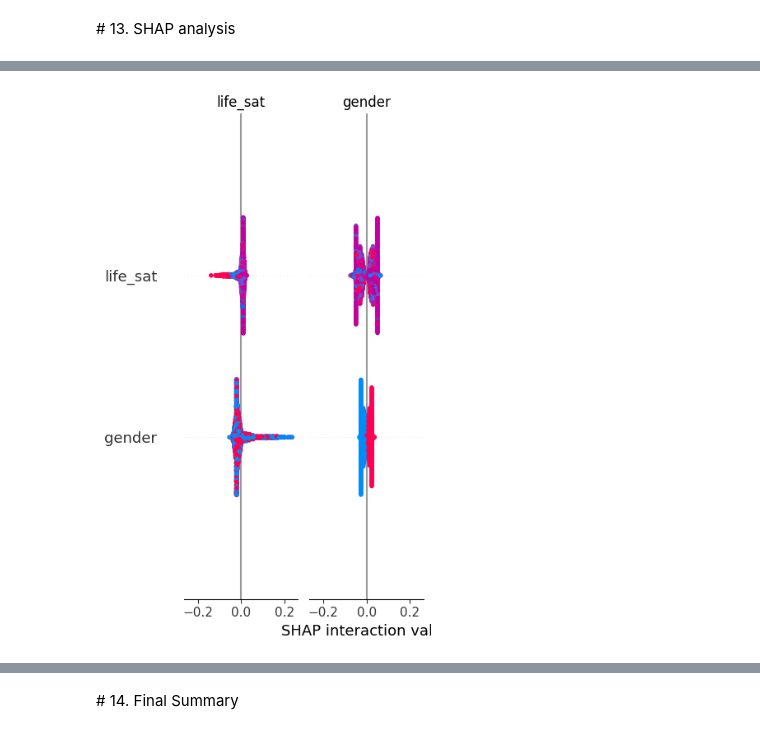
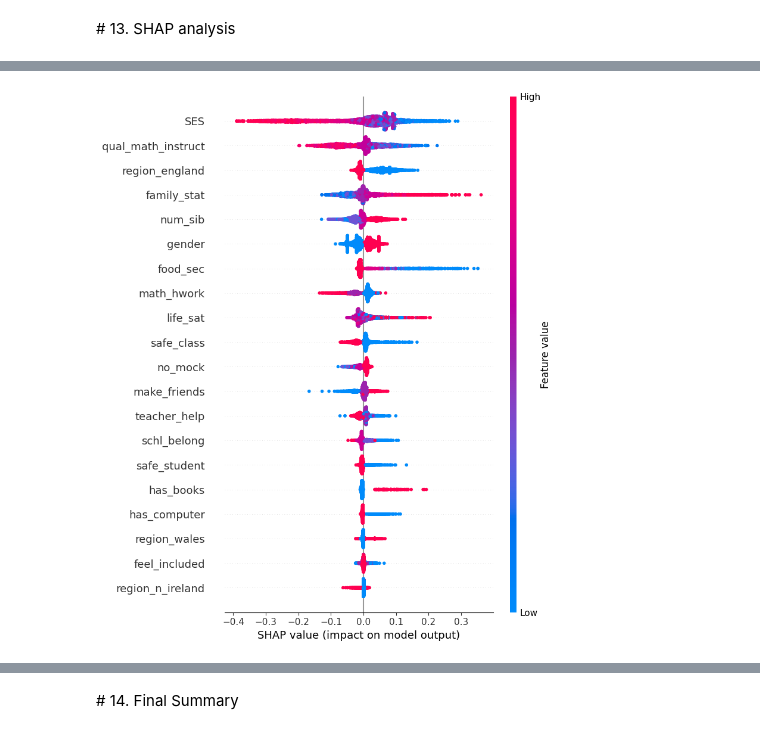
Before and after one commit to Yorkel/predicting-low-math-pisa-uk, a Jupyter notebook: notebooks/05_ensemble_random_forest.ipynb, the cells around one changed output, grey strips where cells are left out. Saved outputs shown, nothing was run; the diff lists cells and outputs as text; code cells hidden in the pictures.

Commit message:
random forest part 3

```diff
--- a/notebooks/05_ensemble_random_forest.ipynb
+++ b/notebooks/05_ensemble_random_forest.ipynb
@@ -199,7 +203,7 @@ depth_list = [None, 10, 15, 20]
 accuracies_depth = []
 
 for depth in depth_list:
-    rfc_depth = RandomForestClassifier(n_estimators=100, max_features=0.2, max_depth=depth, random_state=42)
+    rfc_depth = RandomForestClassifier(n_estimators=200, max_depth=depth, random_state=42)
     rfc_depth.fit(X_train, y_train, sample_weight=w_train)
     preds_val = rfc_depth.predict(X_val)
     acc_val = accuracy_score(y_val, preds_val, sample_weight=w_val)
@@ -267,10 +269,8 @@ accuracies_leaf = []
 
 for leaf in leaf_list:
     rfc_leaf = RandomForestClassifier(
-        n_estimators=100,
-        max_features=0.2,
-        max_depth=10,
-        min_samples_split=2,
+        n_estimators=200,
+        min_samples_split=10,
         min_samples_leaf=leaf,
         random_state=42
     )
@@ -307,10 +308,10 @@ for count in feature_counts:
     X_val_top = X_val[top_feats]
 
     rfc_top = RandomForestClassifier(
-        n_estimators=100,
-        max_features=0.2,
-        max_depth=10,
-        min_samples_split=2,
+        n_estimators=200,
+        max_features=1.0,
+        max_depth=None,
+        min_samples_split=10,
         min_samples_leaf=1,
         random_state=42
     )
@@ -356,10 +365,10 @@ Focus on tuning **max_features** and **max_depth**, keeping others at sensible d
 # 9. Final Model
 # %%
 final_model = RandomForestClassifier(
-    n_estimators=100,
-    max_features=0.2,
-    max_depth=10,
-    min_samples_split=2,
+    n_estimators=200,
+    max_features=1.0,
+    max_depth=None,
+    min_samples_split=10,
     min_samples_leaf=1,
     random_state=42
 )
@@ -448,22 +474,17 @@ plt.show()
 # %%
-import shap
-import numpy as np
-
 explainer = shap.TreeExplainer(final_model)
 shap_values = explainer.shap_values(X_test)
 
-# Handle both single output and multi-output cases
+# Handle multi-class output
 if isinstance(shap_values, list):
-   # Binary/multi-class classification - use positive class
-   plot_values = shap_values[1]
+    plot_values = shap_values[1]
+elif len(shap_values.shape) == 3:
+    # Multi-output shape (samples, features, classes)
+    plot_values = shap_values[:, :, 1]
 else:
-   # Single output (regression)
-   plot_values = shap_values
+    plot_values = shap_values
 
-# Ensure dimensions match by truncating if needed
-if plot_values.shape[1] > X_test.shape[1]:
-   plot_values = plot_values[:, :X_test.shape[1]]
-
-shap.summary_plot(plot_values, X_test)
+# Now plot with full data
+shap.summary_plot(plot_values, X_test, plot_type="dot")
 # %% [output]
-[figure, old version]
+[figure, new version]
```
Also changed, not shown: parts of 41 cells of this notebook, 3 other files.
